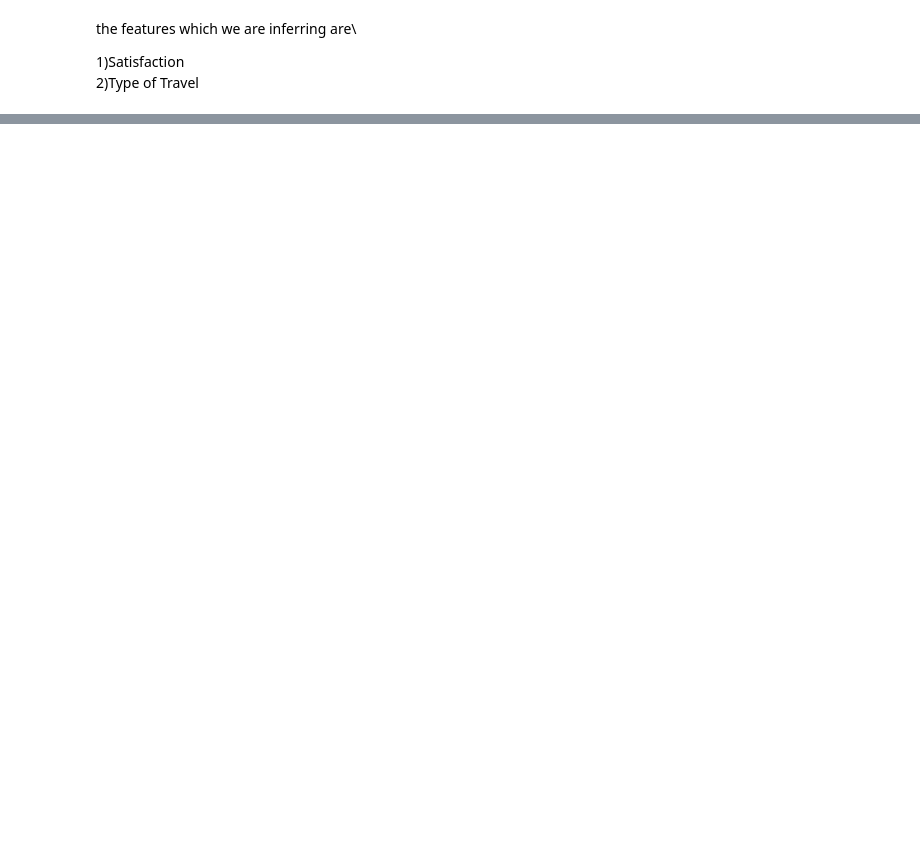
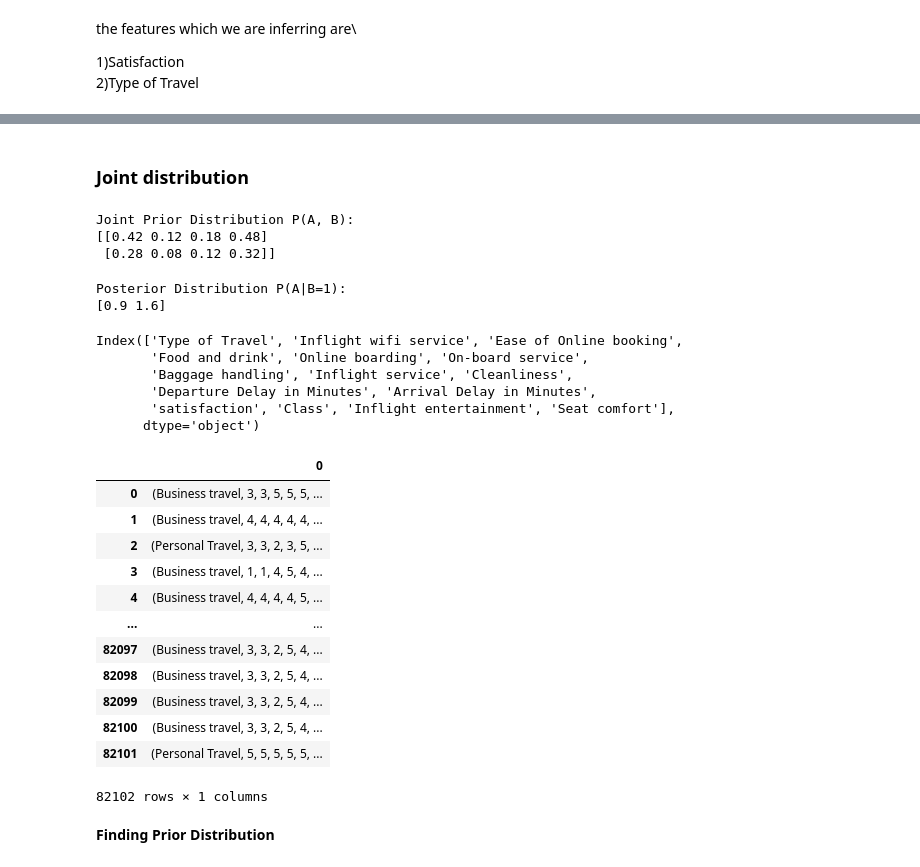
Before and after one commit to ChrisAlex2104/Modeling-and-Inferring-Airline-Passenger-Satisfaction, a Jupyter notebook: Probabilistic models Final Project.ipynb, the cells around one changed output, grey strips where cells are left out. Saved outputs shown, nothing was run; the diff lists cells and outputs as text; code cells hidden in the pictures; blank space fills up the shorter version.

```diff
--- a/Probabilistic models Final Project.ipynb
+++ b/Probabilistic models Final Project.ipynb
@@ -346,0 +359,73 @@ plt.show()
+# %% [markdown]
+### Joint distribution
+# %%
+import numpy as np
+
+# Define the prior distributions for each variable
+prior_A = np.array([0.6, 0.4])         # P(A): A has two states, 0 and 1
+prior_B_given_A = np.array([[0.7, 0.3], # P(B|A=0): B has two states, 0 and 1
+                            [0.2, 0.8]]) # P(B|A=1): B has two states, 0 and 1
+
+# Compute the joint prior distribution P(A, B)
+joint_prior_AB = np.outer(prior_A, prior_B_given_A.T)
+
+print("Joint Prior Distribution P(A, B):")
+print(joint_prior_AB)
+# %% [output]
+Joint Prior Distribution P(A, B):
+[[0.42 0.12 0.18 0.48]
+ [0.28 0.08 0.12 0.32]]
+# %%
+# Define the prior distributions for each variable
+prior_A = np.array([0.6, 0.4])         # P(A): A has two states, 0 and 1
+prior_B_given_A = np.array([[0.7, 0.3], # P(B|A=0): B has two states, 0 and 1
+                            [0.2, 0.8]]) # P(B|A=1): B has two states, 0 and 1
+
+# Compute the joint prior distribution P(A, B)
+joint_prior_AB = np.outer(prior_A, prior_B_given_A.T)
+
+# Compute the marginal distribution P(B)
+marginal_B = np.sum(joint_prior_AB, axis=0)
+
+# Observed data: B = 1
+observed_B = 1
+
+# Compute the posterior distribution P(A|B=1)
+posterior_A_given_B = (prior_B_given_A[:, observed_B] * prior_A) / marginal_B[observed_B]
+
+print("Posterior Distribution P(A|B=1):")
+print(posterior_A_given_B)
+# %% [output]
+Posterior Distribution P(A|B=1):
+[0.9 1.6]
+# %%
+data1.columns
+# %% [output]
+Index(['Type of Travel', 'Inflight wifi service', 'Ease of Online booking',
+       'Food and drink', 'Online boarding', 'On-board service',
+       'Baggage handling', 'Inflight service', 'Cleanliness',
+       'Departure Delay in Minutes', 'Arrival Delay in Minutes',
+       'satisfaction', 'Class', 'Inflight entertainment', 'Seat comfort'],
+      dtype='object')
+# %%
+probs = data1.value_counts(['Type of Travel', 'Inflight wifi service', 'Ease of Online booking',
+       'Food and drink', 'Online boarding', 'On-board service',
+       'Baggage handling', 'Inflight service', 'Cleanliness',
+       'Departure Delay in Minutes', 'Arrival Delay in Minutes',
+       'satisfaction', 'Class', 'Inflight entertainment', 'Seat comfort'], normalize=True)
+# %%
+pd.DataFrame(probs.index)
+# %% [output]
+|  | 0 |
+| 0 | (Business travel, 3, 3, 5, 5, 5, ... |
+| 1 | (Business travel, 4, 4, 4, 4, 4, ... |
+| 2 | (Personal Travel, 3, 3, 2, 3, 5, ... |
+| 3 | (Business travel, 1, 1, 4, 5, 4, ... |
+| 4 | (Business travel, 4, 4, 4, 4, 5, ... |
+| ... | ... |
+| 82097 | (Business travel, 3, 3, 2, 5, 4, ... |
+| 82098 | (Business travel, 3, 3, 2, 5, 4, ... |
+| 82099 | (Business travel, 3, 3, 2, 5, 4, ... |
+| 82100 | (Business travel, 3, 3, 2, 5, 4, ... |
+| 82101 | (Personal Travel, 5, 5, 5, 5, 5, ... |
+82102 rows × 1 columns
@@ -346,0 +434,2 @@ plt.show()
+# %% [markdown]
+**Finding Prior Distribution**
```
Also changed, not shown: parts of 14 cells of this notebook.
